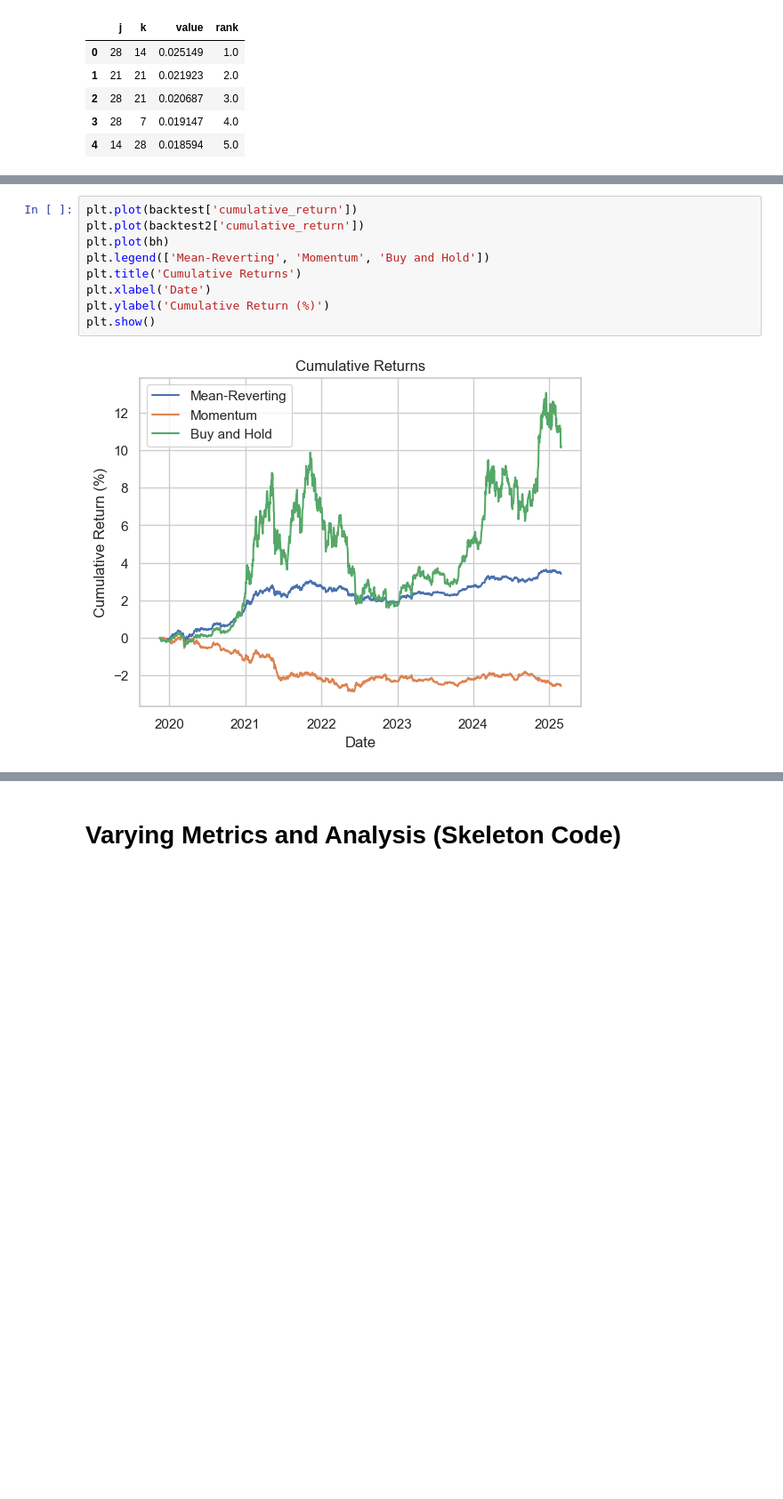
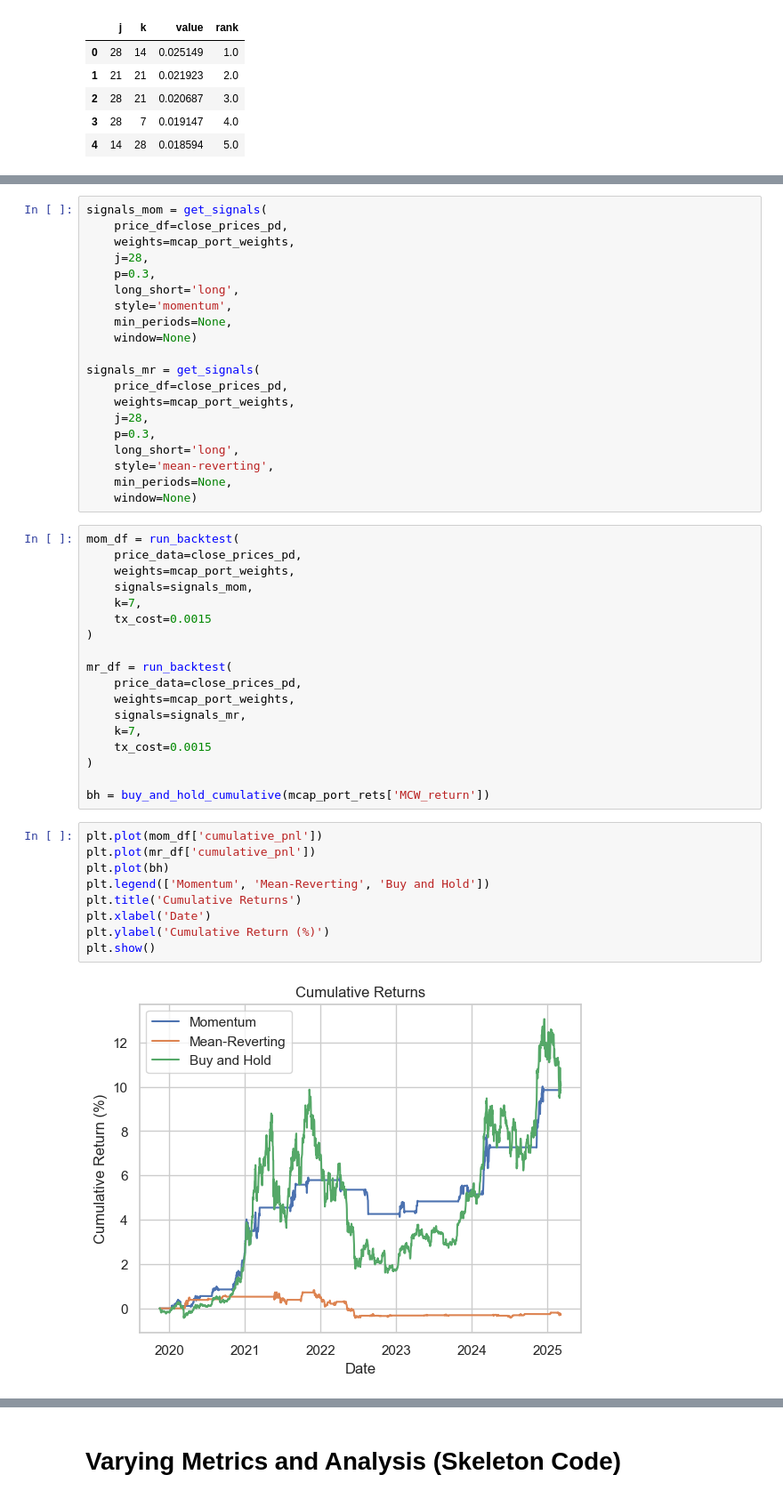
Before and after one commit to andrewpark19/QTS_Final_Project, a Jupyter notebook: QTS_Trading_Project.ipynb, the cells around one changed output, grey strips where cells are left out. Shown at 89% size. Drawn from its saved outputs; the diff is of its cells as text; blank space fills up the shorter version.

```diff
--- a/QTS_Trading_Project.ipynb
+++ b/QTS_Trading_Project.ipynb
@@ -687,11 +621,49 @@ bh = buy_and_hold_cumulative(mom_signals['daily_portfolio_return'])
+# %%
+signals_mom = get_signals(
+    price_df=close_prices_pd,
+    weights=mcap_port_weights,
+    j=28,
+    p=0.3,
+    long_short='long',
+    style='momentum',
+    min_periods=None,
+    window=None)
+
+signals_mr = get_signals(
+    price_df=close_prices_pd,
+    weights=mcap_port_weights,
+    j=28,
+    p=0.3,
+    long_short='long',
+    style='mean-reverting',
+    min_periods=None,
+    window=None)
+# %%
+mom_df = run_backtest(
+    price_data=close_prices_pd,
+    weights=mcap_port_weights,
+    signals=signals_mom,
+    k=7,
+    tx_cost=0.0015
+)
+
+mr_df = run_backtest(
+    price_data=close_prices_pd,
+    weights=mcap_port_weights,
+    signals=signals_mr,
+    k=7,
+    tx_cost=0.0015
+)
+
+bh = buy_and_hold_cumulative(mcap_port_rets['MCW_return'])
 # %%
-plt.plot(backtest['cumulative_return'])
-plt.plot(backtest2['cumulative_return'])
+plt.plot(mom_df['cumulative_pnl'])
+plt.plot(mr_df['cumulative_pnl'])
 plt.plot(bh)
-plt.legend(['Mean-Reverting', 'Momentum', 'Buy and Hold'])
+plt.legend(['Momentum', 'Mean-Reverting', 'Buy and Hold'])
 plt.title('Cumulative Returns')
 plt.xlabel('Date')
 plt.ylabel('Cumulative Return (%)')
 plt.show()
 # %% [output]
-[figure, old version]
+[figure, new version]
```
Also changed, not shown: parts of 39 cells of this notebook, 7 other files.
